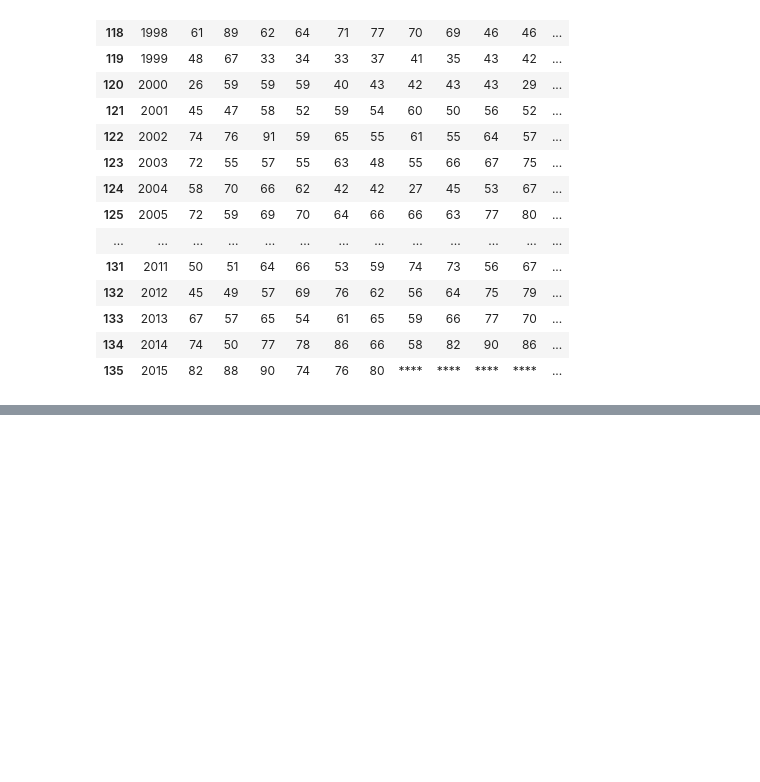
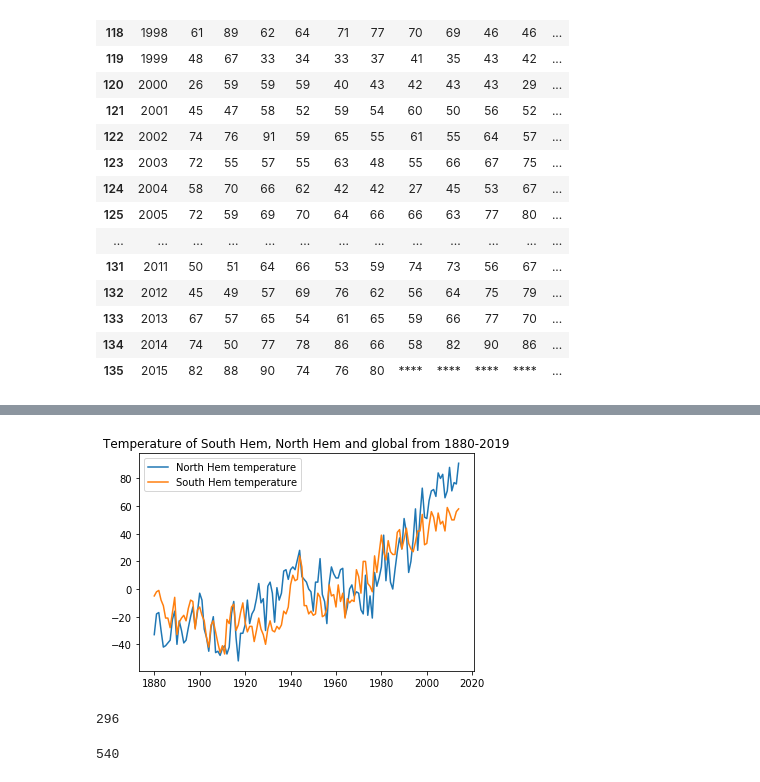
Before and after one commit to SYYoung/Data-Mining, a Jupyter notebook: Data Visualization/Week2.ipynb, the cells around one changed output, grey strips where cells are left out. Cells and saved outputs as stored; diff of their text form; code cells hidden in the pictures; blank space fills up the shorter version.

```diff
--- a/Data Visualization/Week2.ipynb
+++ b/Data Visualization/Week2.ipynb
@@ -80,0 +82,21 @@ plt.plot(nhem['Year'],nhem['NHem'])
+# %%
+fig = plt.figure()
+ax = plt.subplot(111)
+ax.plot(nhem['Year'],nhem['NHem'], label='North Hem temperature')
+ax.plot(nhem['Year'],nhem['SHem'], label='South Hem temperature')
+#ax.plot(nhem['Year'],nhem['Glob'], label='Global temperature')
+plt.title('Temperature of South Hem, North Hem and global from 1880-2019')
+ax.legend()
+plt.show()
+# %% [output]
+[figure, added]
+# %%
+# find out which year the South Hem is cooler than North Hem
+south_cooler = nhem[nhem['SHem'] < nhem['NHem']]
+south_cooler.size
+# %% [output]
+296
+# %%
+nhem.size
+# %% [output]
+540
```
Also changed, not shown: parts of 2 cells of this notebook.
